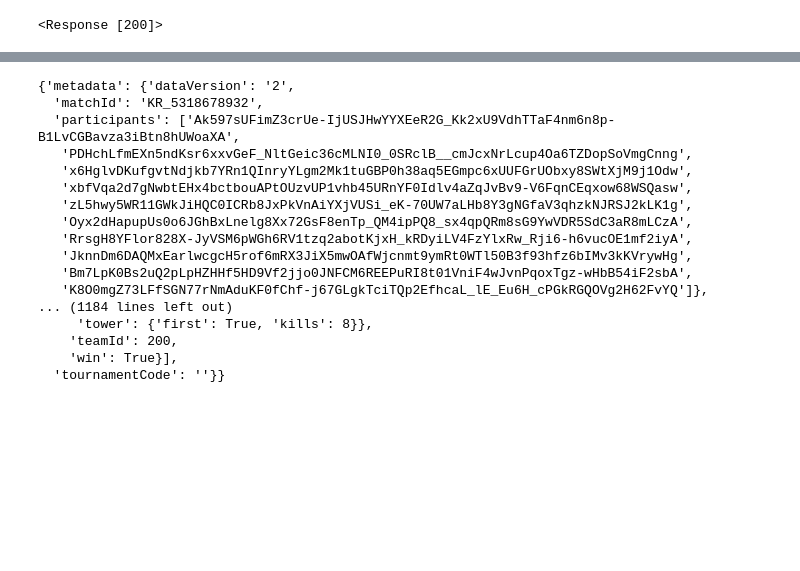
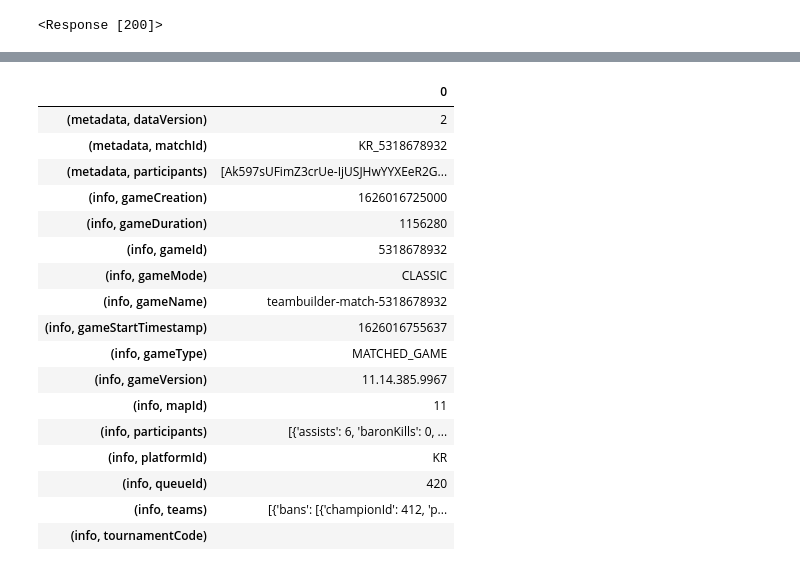
Before and after one commit to krvosen/bsc-phase-three-project, a Jupyter notebook: notebooks/exploratory/Kyle/Riot_api.ipynb, the cells around one changed output, grey strips where cells are left out. Cells and saved outputs as stored; diff of their text form; code cells hidden in the pictures; blank space fills up the shorter version.

```diff
--- a/notebooks/exploratory/Kyle/Riot_api.ipynb
+++ b/notebooks/exploratory/Kyle/Riot_api.ipynb
@@ -184,7 +184,7 @@ req
 # %% [output]
 <Response [404]>
 # %%
-chall = 'https://asia.api.riotgames.com/lol/match/v5/matches/KR_5318678932?api_key=RGAPI-5e1856a1-80a8-431f-9973-95169c3e1779'
+chall = 'https://asia.api.riotgames.com/lol/match/v5/matches/KR_5318678932?api_key=' + my_api   #RGAPI-5e1856a1-80a8-431f-9973-95169c3e1779'
 req = requests.get(chall)
 #challenger_df = json_normalize(req.json()['entries'])
 
@@ -199,5 +197,5 @@ req
 # %%
 import json
 # %%
-idk = pd.DataFrame(json.loads(req.text))
+idk = json.loads(req.text)
 # %%
@@ -223,20 +221,25 @@ idk
-# %%
-json.loads(req.text)
-# %% [output]
-{'metadata': {'dataVersion': '2',
-  'matchId': 'KR_5318678932',
-  'participants': ['Ak597sUFimZ3crUe-IjUSJHwYYXEeR2G_Kk2xU9VdhTTaF4nm6n8p-B1LvCGBavza3iBtn8hUWoaXA',
-   'PDHchLfmEXn5ndKsr6xxvGeF_NltGeic36cMLNI0_0SRclB__cmJcxNrLcup4Oa6TZDopSoVmgCnng',
-   'x6HglvDKufgvtNdjkb7YRn1QInryYLgm2Mk1tuGBP0h38aq5EGmpc6xUUFGrUObxy8SWtXjM9j1Odw',
-   'xbfVqa2d7gNwbtEHx4bctbouAPtOUzvUP1vhb45URnYF0Idlv4aZqJvBv9-V6FqnCEqxow68WSQasw',
-   'zL5hwy5WR11GWkJiHQC0ICRb8JxPkVnAiYXjVUSi_eK-70UW7aLHb8Y3gNGfaV3qhzkNJRSJ2kLK1g',
-   'Oyx2dHapupUs0o6JGhBxLnelg8Xx72GsF8enTp_QM4ipPQ8_sx4qpQRm8sG9YwVDR5SdC3aR8mLCzA',
-   'RrsgH8YFlor828X-JyVSM6pWGh6RV1tzq2abotKjxH_kRDyiLV4FzYlxRw_Rji6-h6vucOE1mf2iyA',
-   'JknnDm6DAQMxEarlwcgcH5rof6mRX3JiX5mwOAfWjcnmt9ymRt0WTl50B3f93hfz6bIMv3kKVrywHg',
-   'Bm7LpK0Bs2uQ2pLpHZHHf5HD9Vf2jjo0JNFCM6REEPuRI8t01VniF4wJvnPqoxTgz-wHbB54iF2sbA',
-   'K8O0mgZ73LFfSGN77rNmAduKF0fChf-j67GLgkTciTQp2EfhcaL_lE_Eu6H_cPGkRGQOVg2H62FvYQ']},
-... (1184 lines left out)
-     'tower': {'first': True, 'kills': 8}},
-    'teamId': 200,
-    'win': True}],
-  'tournamentCode': ''}}
+# %%
+
+pd.DataFrame.from_dict({(i,j): idk[i][j]
+                           for i in idk.keys()
+                           for j in idk[i].keys()},
+                       orient='index')
+# %% [output]
+|  | 0 |
+| (metadata, dataVersion) | 2 |
+| (metadata, matchId) | KR_5318678932 |
+| (metadata, participants) | [Ak597sUFimZ3crUe-IjUSJHwYYXEeR2G... |
+| (info, gameCreation) | 1626016725000 |
+| (info, gameDuration) | 1156280 |
+| (info, gameId) | 5318678932 |
+| (info, gameMode) | CLASSIC |
+| (info, gameName) | teambuilder-match-5318678932 |
+| (info, gameStartTimestamp) | 1626016755637 |
+| (info, gameType) | MATCHED_GAME |
+| (info, gameVersion) | 11.14.385.9967 |
+| (info, mapId) | 11 |
+| (info, participants) | [{'assists': 6, 'baronKills': 0, ... |
+| (info, platformId) | KR |
+| (info, queueId) | 420 |
+| (info, teams) | [{'bans': [{'championId': 412, 'p... |
+| (info, tournamentCode) |  |
```
Also changed, not shown: parts of 2 cells of this notebook, 2 other files.
